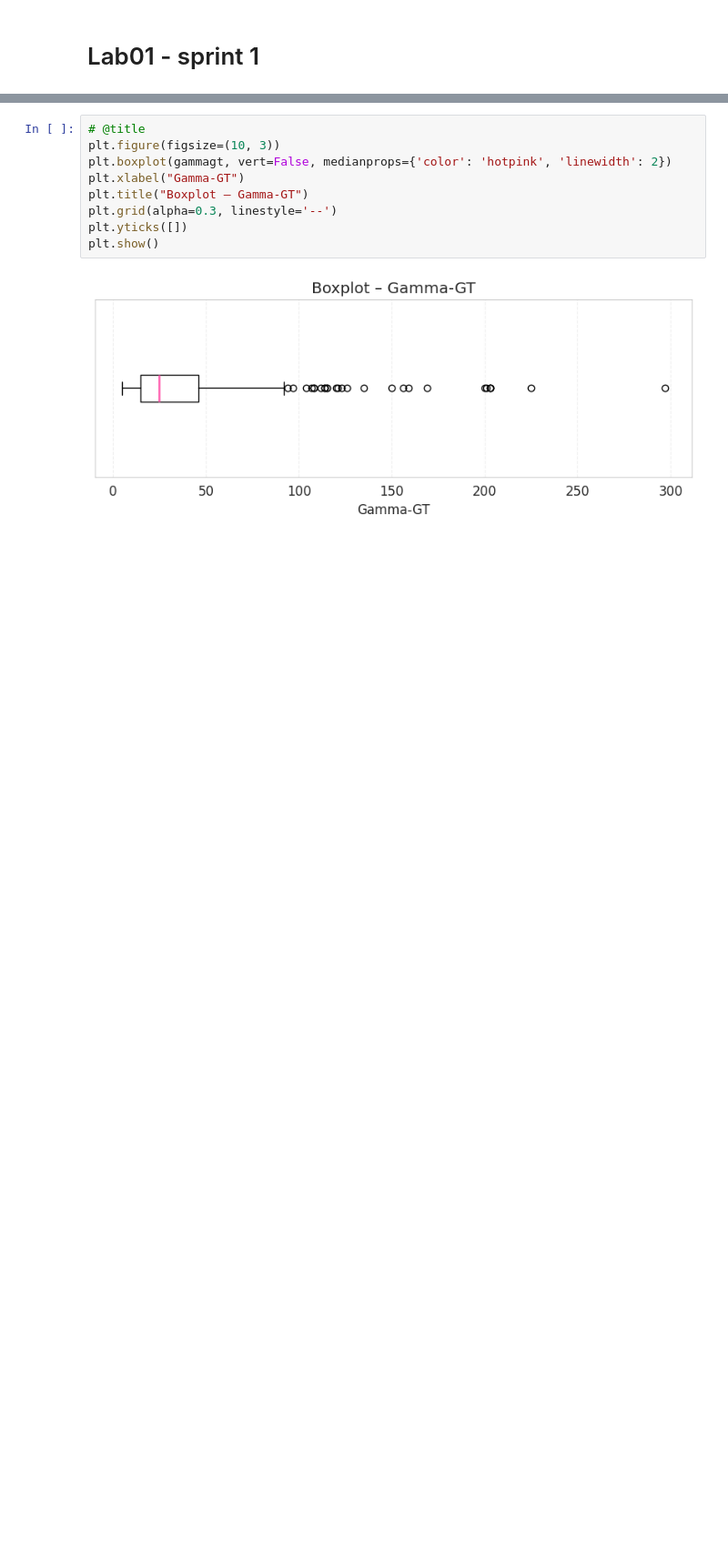
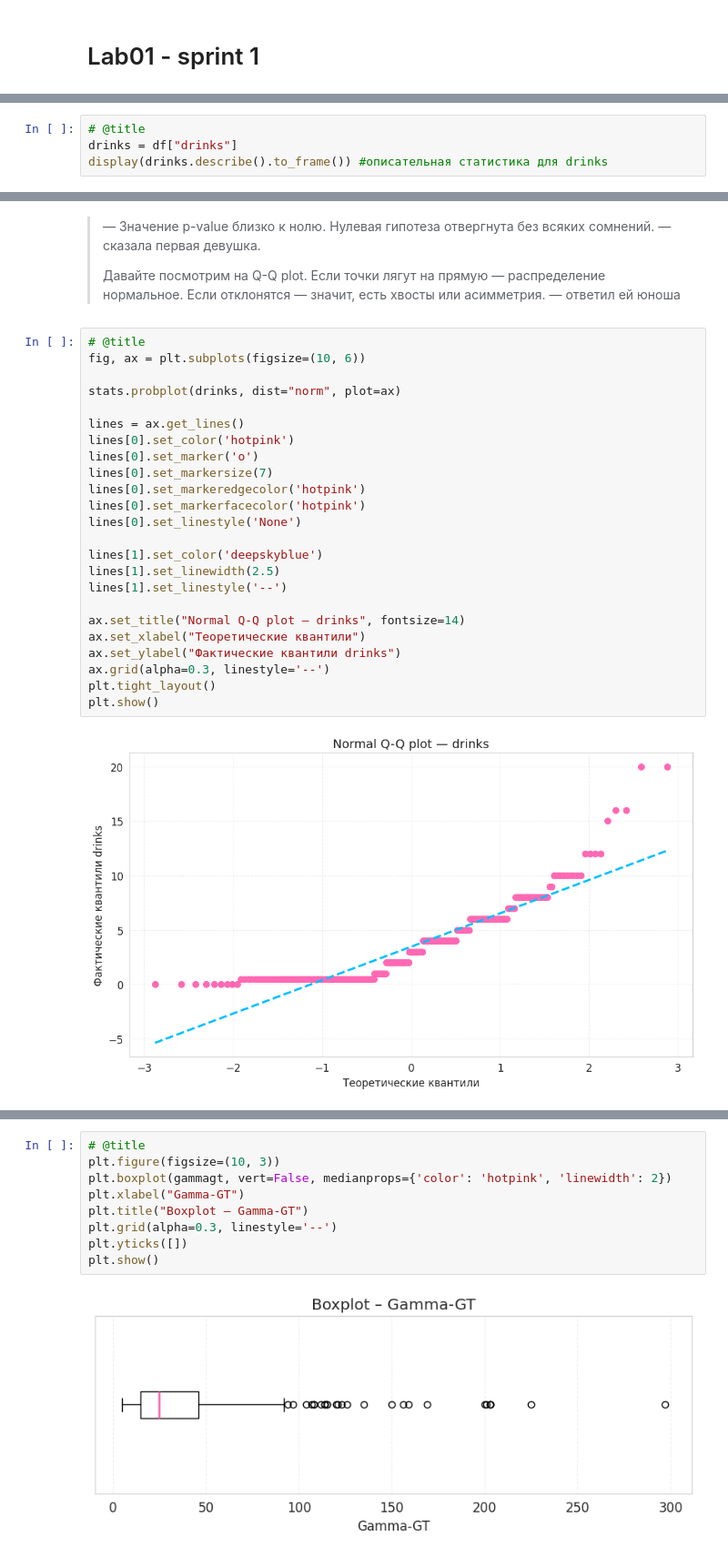
Before and after one commit to itgery/statistics_lab, a Jupyter notebook: Fairytail.ipynb, the cells around one changed output, grey strips where cells are left out. Shown at 91% size. Saved outputs shown, nothing was run; the diff lists cells and outputs as text; blank space fills up the shorter version.

```diff
--- a/Fairytail.ipynb
+++ b/Fairytail.ipynb
@@ -1595,0 +381,4 @@ plt.show()
+# %%
+# @title
+drinks = df["drinks"]
+display(drinks.describe().to_frame()) #описательная статистика для drinks
@@ -1595,0 +685,30 @@ plt.show()
+# %% [markdown]
+> — Значение p-value близко к нолю. Нулевая гипотеза отвергнута без всяких сомнений. — сказала первая девушка.
+>
+> Давайте посмотрим на Q-Q plot. Если точки лягут на прямую — распределение нормальное. Если отклонятся — значит, есть хвосты или асимметрия. — ответил ей юноша
+# %%
+# @title
+fig, ax = plt.subplots(figsize=(10, 6))
+
+stats.probplot(drinks, dist="norm", plot=ax)
+
+lines = ax.get_lines()
+lines[0].set_color('hotpink')
+lines[0].set_marker('o')
+lines[0].set_markersize(7)
+lines[0].set_markeredgecolor('hotpink')
+lines[0].set_markerfacecolor('hotpink')
+lines[0].set_linestyle('None')
+
+lines[1].set_color('deepskyblue')
+lines[1].set_linewidth(2.5)
+lines[1].set_linestyle('--')
+
+ax.set_title("Normal Q-Q plot — drinks", fontsize=14)
+ax.set_xlabel("Теоретические квантили")
+ax.set_ylabel("Фактические квантили drinks")
+ax.grid(alpha=0.3, linestyle='--')
+plt.tight_layout()
+plt.show()
+# %% [output]
+[figure, added]
```
Also changed, not shown: parts of 286 cells of this notebook.
